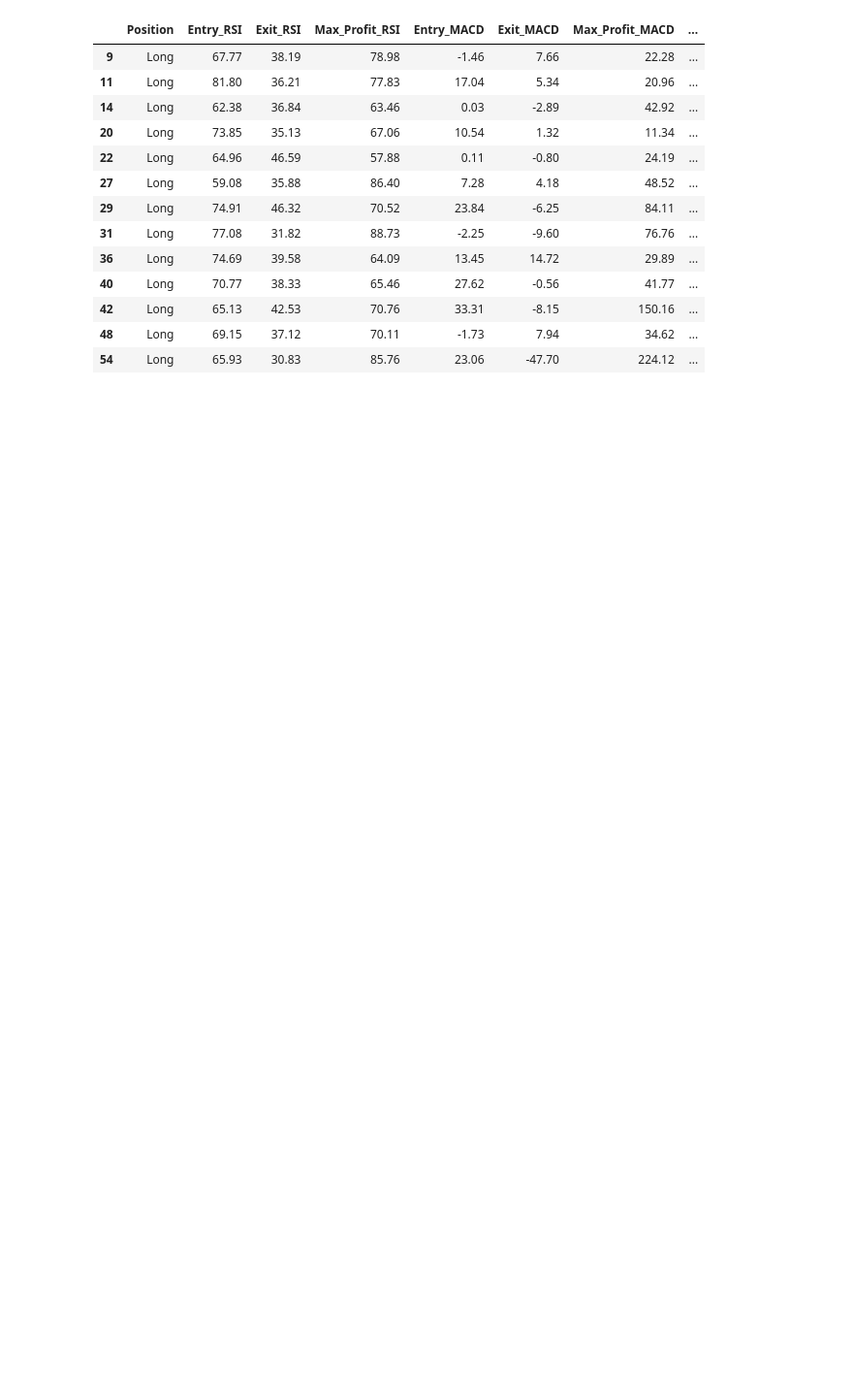
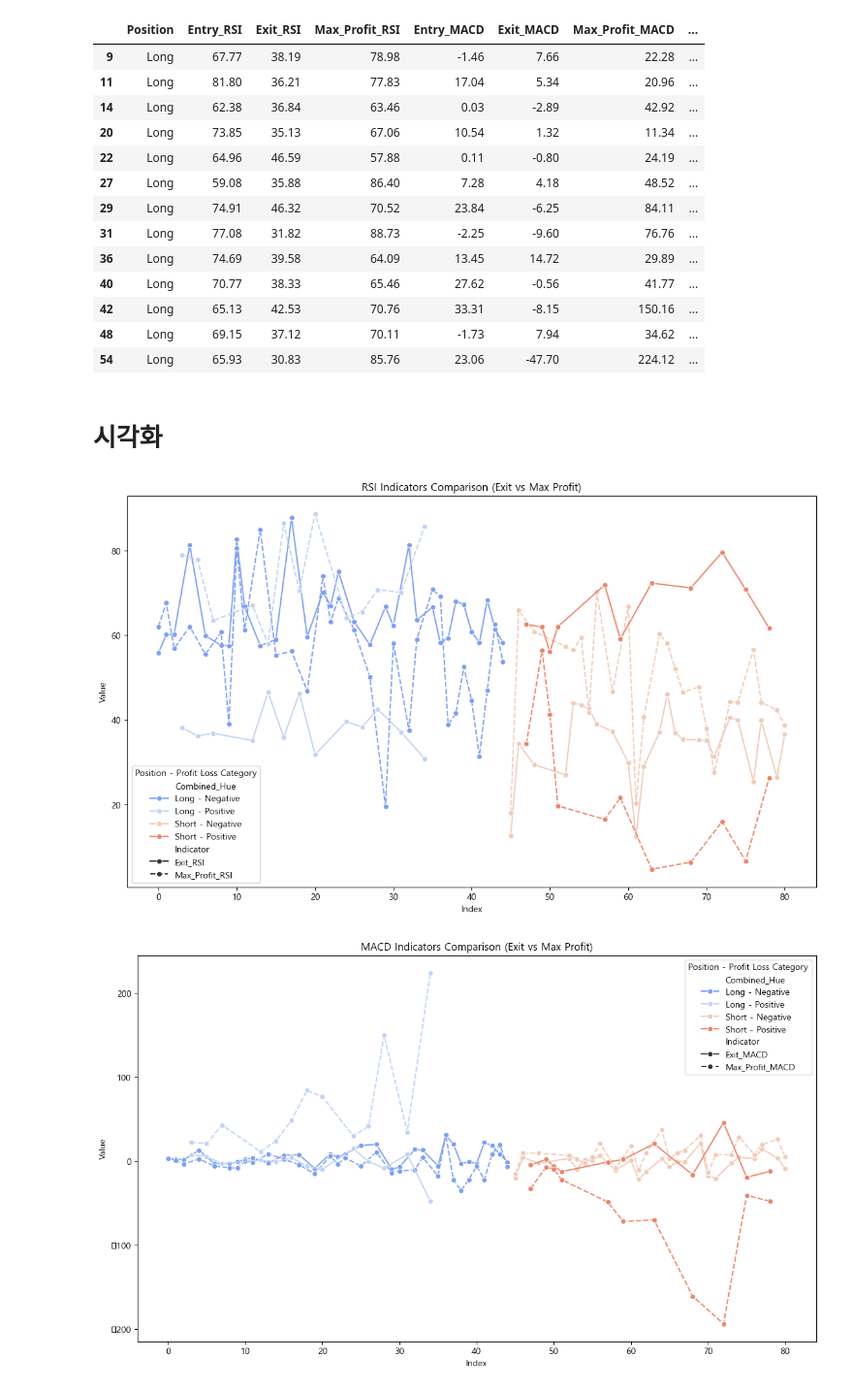
Before and after one commit to entangelk/bit_perp_trading_with_macd, a Jupyter notebook: docs/analysis/backtest.ipynb, the cells around one changed output. Shown at 97% size. Drawn from its saved outputs; the diff is of its cells as text; code cells hidden in the pictures; blank space fills up the shorter version.

```diff
--- a/docs/analysis/backtest.ipynb
+++ b/docs/analysis/backtest.ipynb
@@ -102,3 +179,71 @@ backtest_long.query("Profit_Loss > 0")
 | 42 | Long | 65.13 | 42.53 | 70.76 | 33.31 | -8.15 | 150.16 | ... |
 | 48 | Long | 69.15 | 37.12 | 70.11 | -1.73 | 7.94 | 34.62 | ... |
 | 54 | Long | 65.93 | 30.83 | 85.76 | 23.06 | -47.70 | 224.12 | ... |
+# %% [markdown]
+# 시각화
+# %%
+import matplotlib.pyplot as plt
+import seaborn as sns
+import pandas as pd
+
+# Assuming you have combined_data from backtest_long and backtest_short data
+combined_data = pd.concat([backtest_long, backtest_short])
+
+# Define indicator groups
+exit_indicators = ["Exit_RSI", "Exit_MACD", "Exit_Signal_Line", "Exit_Bollinger_Percentage"]
+max_profit_indicators = ["Max_Profit_RSI", "Max_Profit_MACD", "Max_Profit_Signal_Line", "Max_Profit_Bollinger_Percentage"]
+
+# Melt the data
+plot_data = combined_data.melt(id_vars=["Position", "Profit_Loss"],
+                               value_vars=exit_indicators + max_profit_indicators,
+                               var_name="Indicator", value_name="Value")
+
+# Create a combined hue for Position and Profit_Loss
+plot_data["Profit_Loss_Category"] = plot_data["Profit_Loss"].apply(lambda x: "Positive" if x > 0 else "Negative")
+plot_data["Combined_Hue"] = plot_data["Position"] + " - " + plot_data["Profit_Loss_Category"]
+
+# Add a numeric index column for x-axis, grouped by each Indicator
+plot_data["Index"] = plot_data.groupby("Indicator").cumcount()
+
+# Plot RSI indicators
+plt.figure(figsize=(14, 8))
+sns.lineplot(data=plot_data[plot_data["Indicator"].isin(["Exit_RSI", "Max_Profit_RSI"])],
+             x="Index", y="Value", hue="Combined_Hue", style="Indicator", marker="o", palette="coolwarm")
+plt.title("RSI Indicators Comparison (Exit vs Max Profit)")
+plt.xlabel("Index")
+plt.ylabel("Value")
+plt.legend(title="Position - Profit Loss Category")
+plt.show()
+
+# Plot MACD indicators
+plt.figure(figsize=(14, 8))
+sns.lineplot(data=plot_data[plot_data["Indicator"].isin(["Exit_MACD", "Max_Profit_MACD"])],
+             x="Index", y="Value", hue="Combined_Hue", style="Indicator", marker="o", palette="coolwarm")
+plt.title("MACD Indicators Comparison (Exit vs Max Profit)")
+plt.xlabel("Index")
+plt.ylabel("Value")
+plt.legend(title="Position - Profit Loss Category")
+plt.show()
+
+# Plot Signal Line indicators
+plt.figure(figsize=(14, 8))
+sns.lineplot(data=plot_data[plot_data["Indicator"].isin(["Exit_Signal_Line", "Max_Profit_Signal_Line"])],
+             x="Index", y="Value", hue="Combined_Hue", style="Indicator", marker="o", palette="coolwarm")
+plt.title("Signal Line Indicators Comparison (Exit vs Max Profit)")
+plt.xlabel("Index")
+plt.ylabel("Value")
+plt.legend(title="Position - Profit Loss Category")
+plt.show()
+
+# Plot Bollinger Percentage indicators
+plt.figure(figsize=(14, 8))
+sns.lineplot(data=plot_data[plot_data["Indicator"].isin(["Exit_Bollinger_Percentage", "Max_Profit_Bollinger_Percentage"])],
+             x="Index", y="Value", hue="Combined_Hue", style="Indicator", marker="o", palette="coolwarm")
+plt.title("Bollinger Percentage Indicators Comparison (Exit vs Max Profit)")
+plt.xlabel("Index")
+plt.ylabel("Value")
+plt.legend(title="Position - Profit Loss Category")
+plt.show()
+# %% [output]
+[figure, added]
+[figure, added]
```
Also changed, not shown: parts of 13 cells of this notebook, 1 other file.
